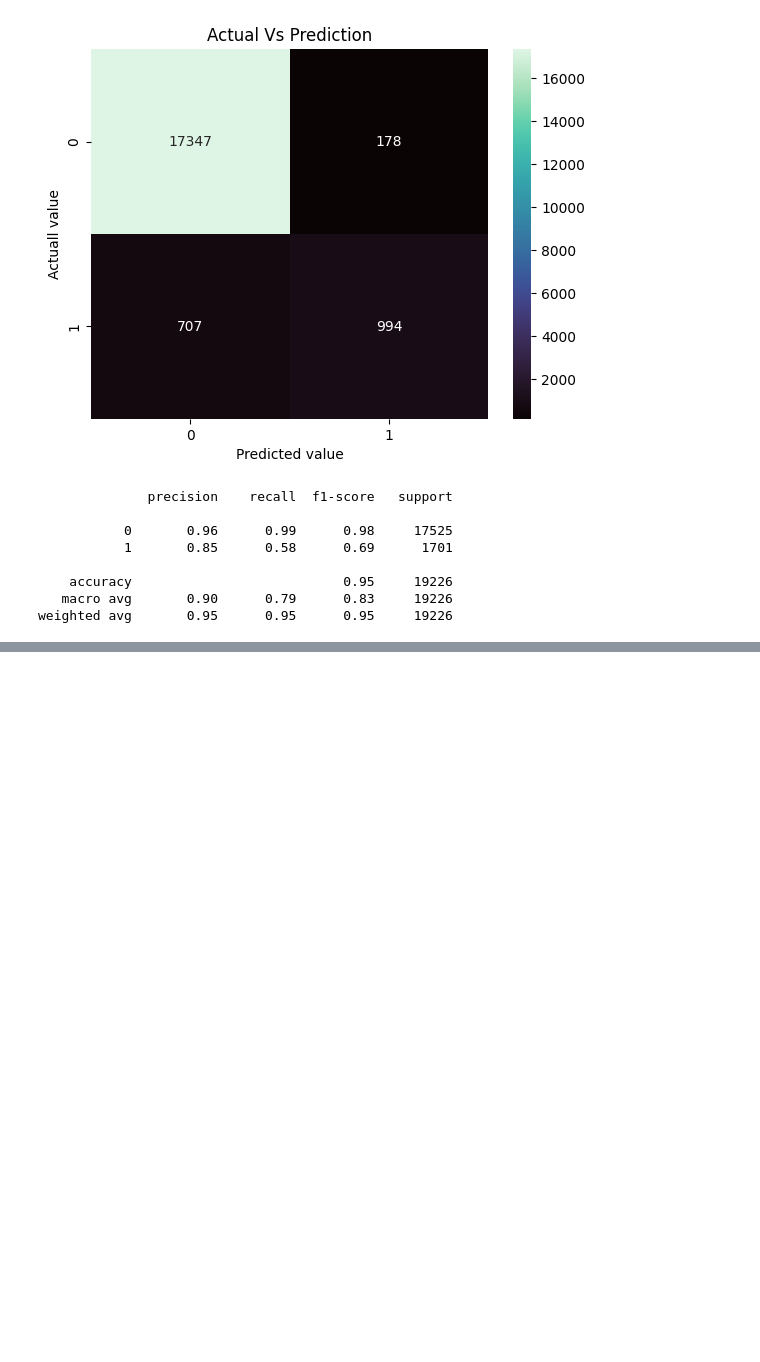
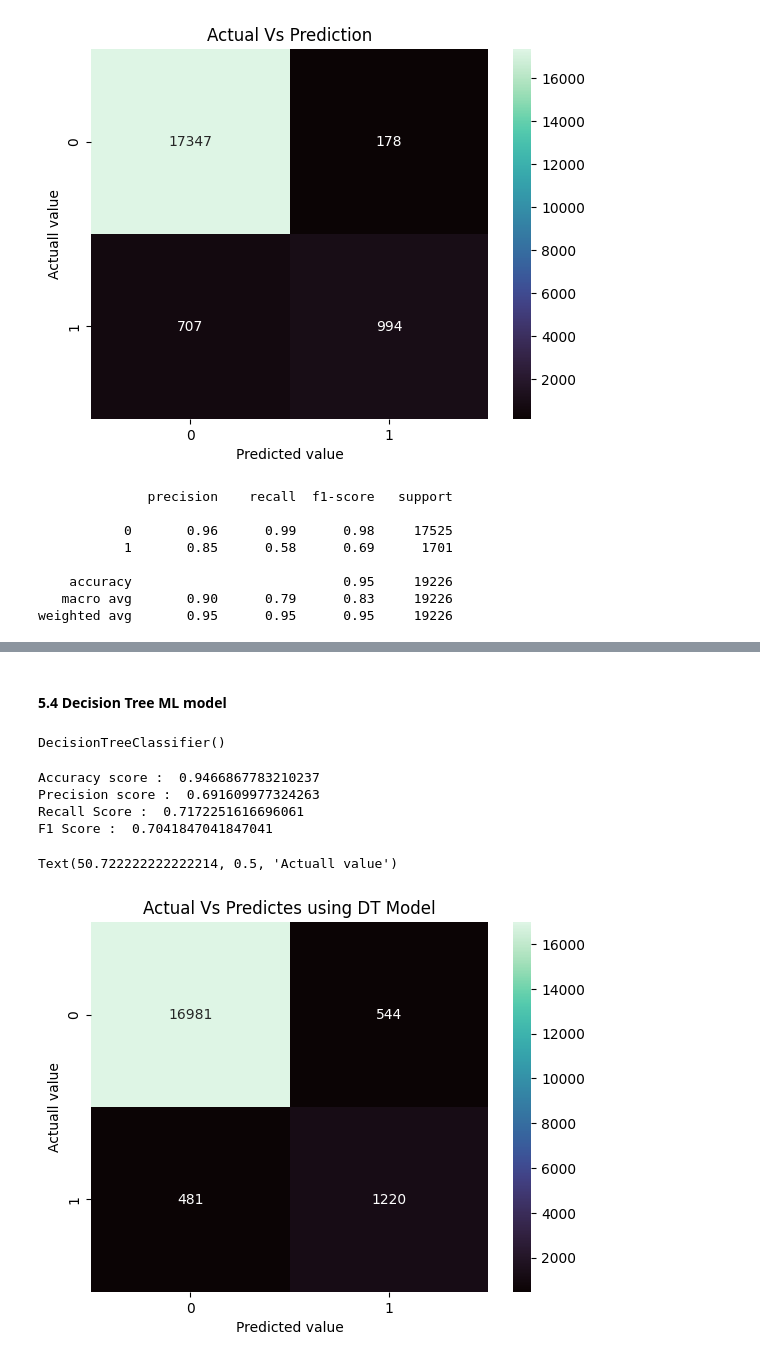
Before and after one commit to Maddox24425/Summer-Project, a Jupyter notebook: Project.ipynb, the cells around one changed output, grey strips where cells are left out. Cells and saved outputs as stored; diff of their text form; code cells hidden in the pictures; blank space fills up the shorter version.

```diff
--- a/Project.ipynb
+++ b/Project.ipynb
@@ -447,0 +526,30 @@ weighted avg       0.95      0.95      0.95     19226
+# %% [markdown]
+#### 5.4 Decision Tree ML model
+# %%
+from sklearn.tree import DecisionTreeClassifier
+model_DT=DecisionTreeClassifier()
+model_DT.fit(X_train,y_train)
+# %% [output]
+DecisionTreeClassifier()
+# %%
+y_pred=model_DT.predict(X_test)
+# %%
+DT_score=accuracy_score(y_test,y_pred)
+print("Accuracy score : ",DT_score)
+print("Precision score : ",precision_score(y_test,y_pred))
+print("Recall Score : ",recall_score(y_test,y_pred))
+print("F1 Score : ",f1_score(y_test,y_pred))
+# %% [output]
+Accuracy score :  0.9466867783210237
+Precision score :  0.691609977324263
+Recall Score :  0.7172251616696061
+F1 Score :  0.7041847041847041
+# %%
+cm= confusion_matrix(y_test,y_pred)
+plt.title("Actual Vs Predictes using DT Model")
+sns.heatmap(cm,annot=True,cmap="mako", fmt='d')
+plt.xlabel("Predicted value")
+plt.ylabel("Actuall value")
+# %% [output]
+Text(50.722222222222214, 0.5, 'Actuall value')
+[figure, added]
```
Also changed, not shown: parts of 45 cells of this notebook, 1 other file.
